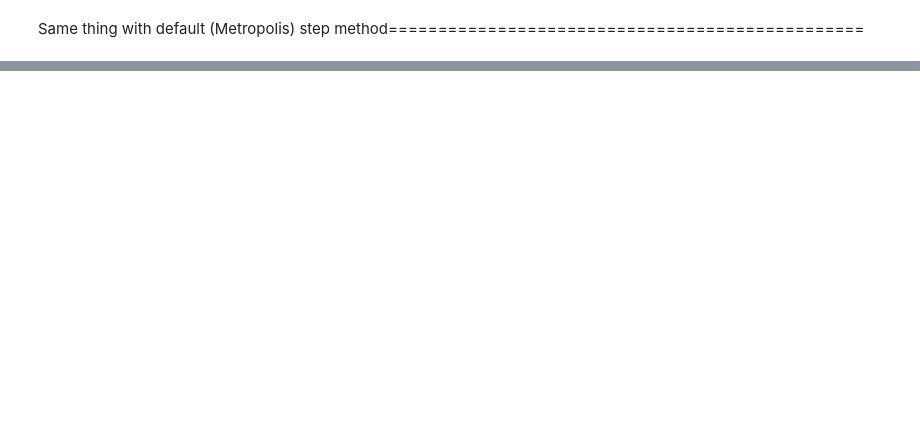
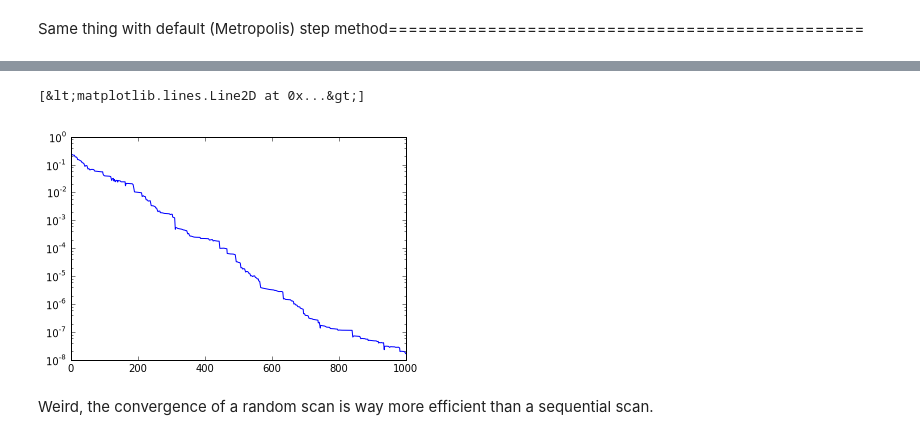
Before and after one commit to aflaxman/pymc-examples, a Jupyter notebook: gibbs_for_uniform_ball.ipynb, the cells around one changed output, grey strips where cells are left out. Saved outputs shown, nothing was run; the diff lists cells and outputs as text; code cells hidden in the pictures; blank space fills up the shorter version.

```diff
--- a/gibbs_for_uniform_ball.ipynb
+++ b/gibbs_for_uniform_ball.ipynb
@@ -32,0 +58,7 @@ plot_acorr()
+# %%
+semilogy(dist.trace())
+# %% [output]
+[&lt;matplotlib.lines.Line2D at 0x...&gt;]
+[figure, added]
+# %% [markdown]
+Weird, the convergence of a random scan is way more efficient than a sequential scan.
```
Also changed, not shown: parts of 13 cells of this notebook, 4 other files.
